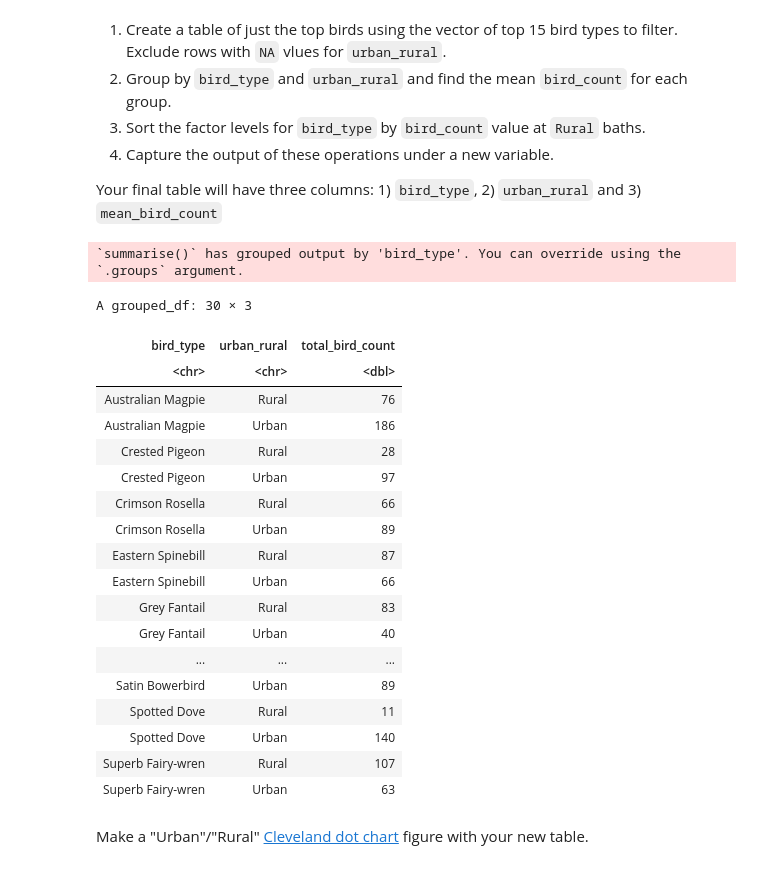
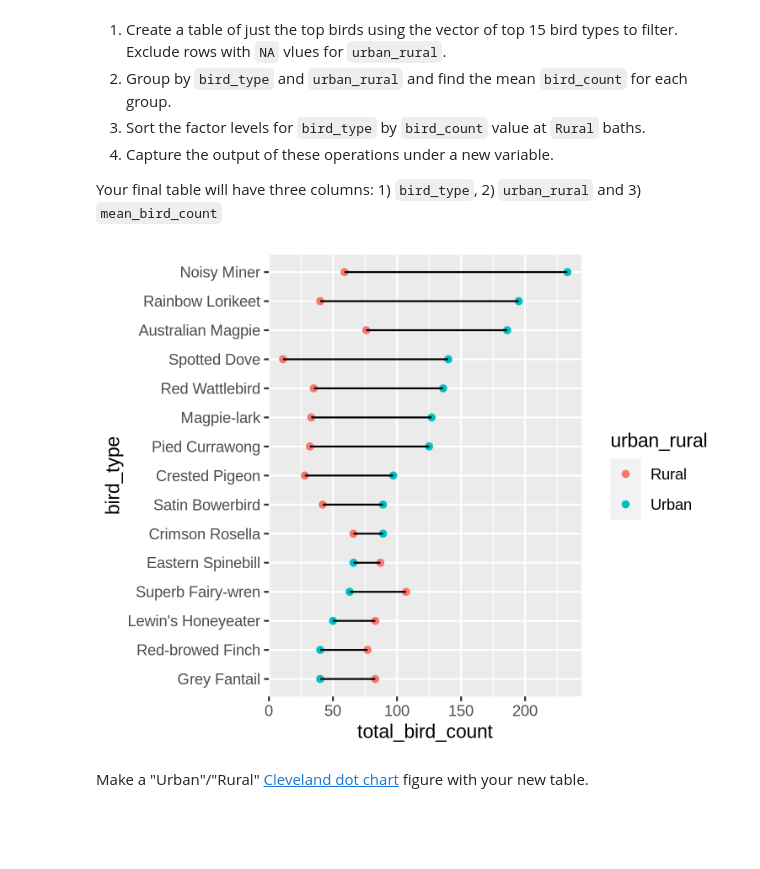
Before and after one commit to mcrzepka/BIOS512, a Jupyter notebook: In class practice/12_01_pivot_practice.ipynb, the cells around one changed output. Saved outputs shown, nothing was run; the diff lists cells and outputs as text; code cells hidden in the pictures; blank space fills up the shorter version.

```diff
--- a/In class practice/12_01_pivot_practice.ipynb
+++ b/In class practice/12_01_pivot_practice.ipynb
@@ -54,33 +58,26 @@ top15_bird_types
 1. Capture the output of these operations under a new variable.
 
 Your final table will have three columns: 1) `bird_type`, 2) `urban_rural` and 3) `mean_bird_count`
-# %%
-df_birdbath |>
-    filter(bird_type %in% top15_bird_types, urban_rural %in% c('Urban', 'Rural')) |>
-    group_by(bird_type, urban_rural) |>
-    summarize(total_bird_count = sum(bird_count, na.rm = TRUE))
-# %% [output]
-`summarise()` has grouped output by 'bird_type'. You can override using the
-`.groups` argument.
-A grouped_df: 30 × 3
-| bird_type | urban_rural | total_bird_count |
-| <chr> | <chr> | <dbl> |
-| Australian Magpie | Rural | 76 |
-| Australian Magpie | Urban | 186 |
-| Crested Pigeon | Rural | 28 |
-| Crested Pigeon | Urban | 97 |
-| Crimson Rosella | Rural | 66 |
-| Crimson Rosella | Urban | 89 |
-| Eastern Spinebill | Rural | 87 |
-| Eastern Spinebill | Urban | 66 |
-| Grey Fantail | Rural | 83 |
-| Grey Fantail | Urban | 40 |
-| ... | ... | ... |
-| Satin Bowerbird | Urban | 89 |
-| Spotted Dove | Rural | 11 |
-| Spotted Dove | Urban | 140 |
-| Superb Fairy-wren | Rural | 107 |
-| Superb Fairy-wren | Urban | 63 |
+# %%
+bird_count_data = df_birdbath |>
+    filter(urban_rural %in% c('Urban', 'Rural'), bird_type %in% top15_bird_types) |>
+    group_by(bird_type, urban_rural) |>
+    summarize(total_bird_count = sum(bird_count, na.rm = T), .groups = 'drop') |>
+    arrange(desc(urban_rural), total_bird_count) |>
+    mutate(bird_type = fct_inorder(bird_type))
+
+bird_count_data_wide = bird_count_data |>
+    pivot_wider(names_from = urban_rural, values_from = total_bird_count)
+
+# bird_count_data |> head()
+
+p = ggplot(bird_count_data, aes(y = bird_type, x = total_bird_count)) +
+    geom_point(mapping = aes(color = urban_rural)) +
+    geom_segment(data = bird_count_data_wide, mapping = aes(x = Rural, xend = Urban, yend = bird_type))
+
+p
+# %% [output]
+[figure, added]
 # %% [markdown]
 Make a "Urban"/"Rural" [Cleveland dot chart](https://uc-r.github.io/public/images/visual/cleveland-dotplots/unnamed-chunk-10-1.png) figure with your new table.
 # %% [markdown]
```
Also changed, not shown: parts of 2 cells of this notebook, 1 other file.
